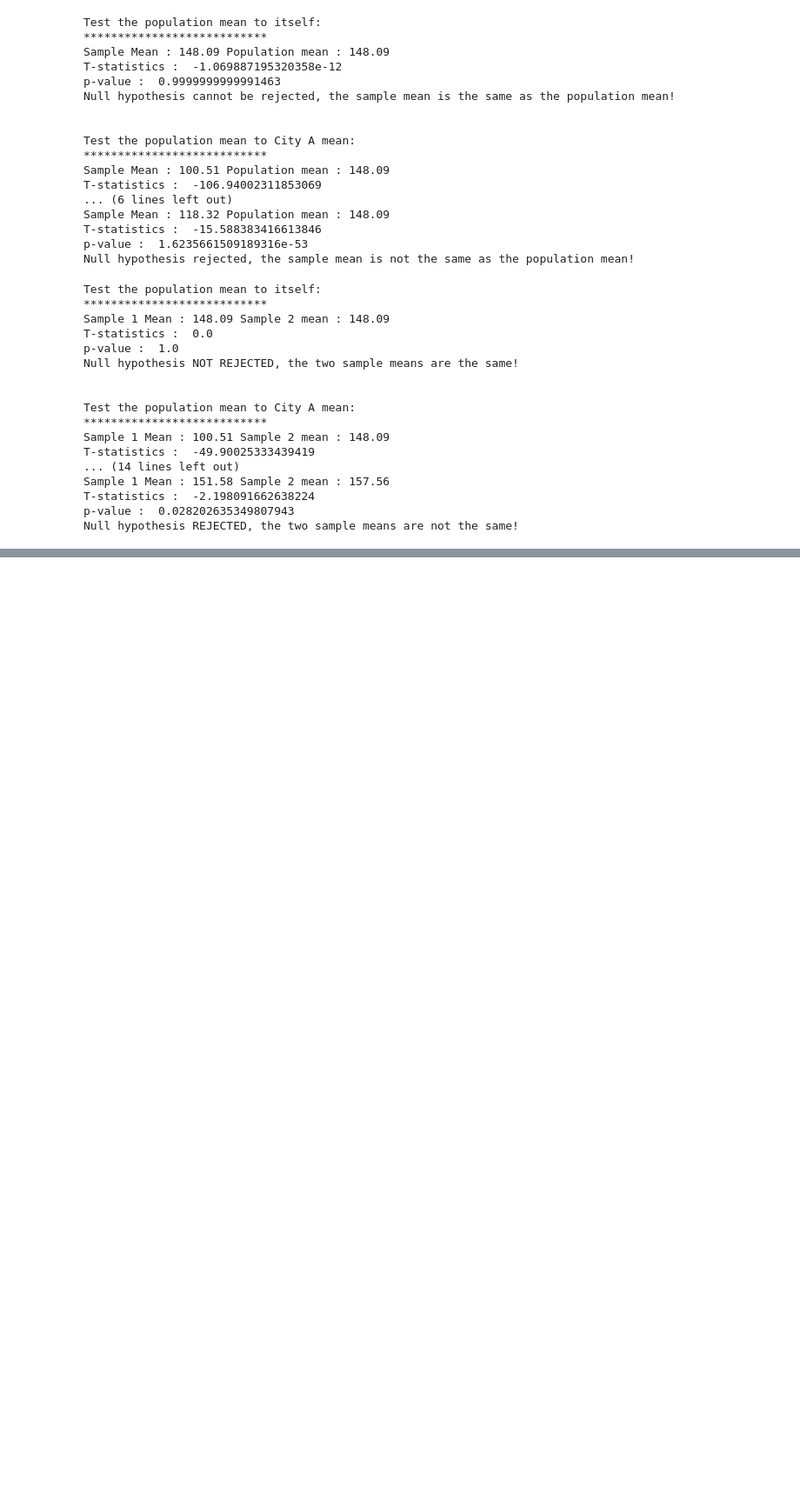
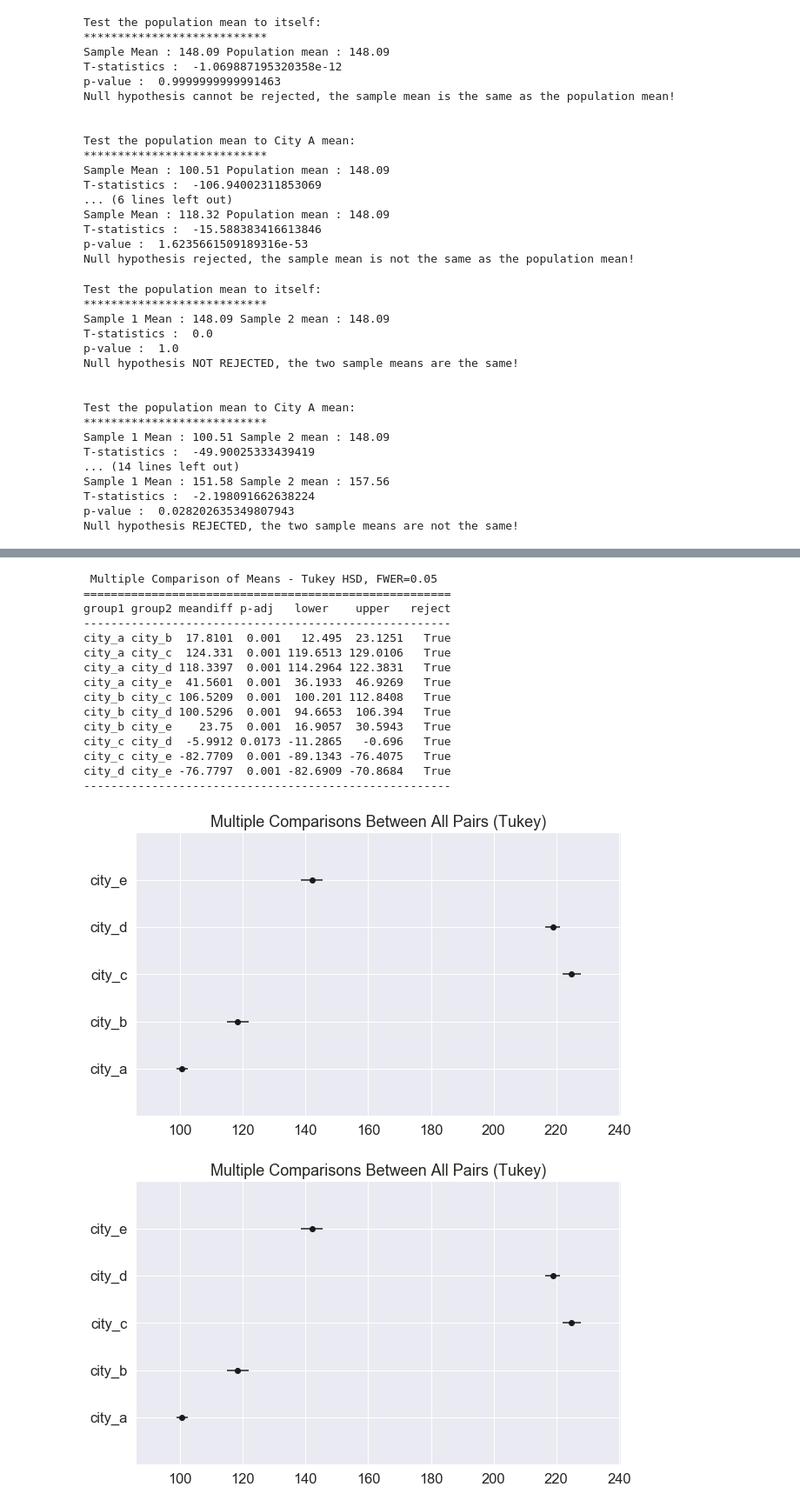
Before and after one commit to chauhan-akash/data_exploration_python, a Jupyter notebook: 02_hypothesis_testing_means_proportions.ipynb, the cells around one changed output, grey strips where cells are left out. Shown: that part at 87% size. Cells and saved outputs as stored; diff of their text form; code cells hidden in the pictures; blank space fills up the shorter version.

```diff
--- a/02_hypothesis_testing_means_proportions.ipynb
+++ b/02_hypothesis_testing_means_proportions.ipynb
@@ -259,0 +329,27 @@ Null hypothesis rejected, the sample 1 proportion is not the same as the sample
+# %%
+###############################################
+# 1. Post Hoc test to find which of the groups are different
+# we will use the statsmodel library and tukeyHSD test
+# this can be done now using a new library in python - scikit-posthocs
+###############################################
+
+print(pairwise_tukeyhsd(all_city['ADR_USD'], all_city['city_name'], alpha=0.05))
+pairwise_tukeyhsd(all_city['ADR_USD'], all_city['city_name'], alpha=0.05).plot_simultaneous()
+# %% [output]
+ Multiple Comparison of Means - Tukey HSD, FWER=0.05
+======================================================
+group1 group2 meandiff p-adj   lower    upper   reject
+------------------------------------------------------
+city_a city_b  17.8101  0.001   12.495  23.1251   True
+city_a city_c  124.331  0.001 119.6513 129.0106   True
+city_a city_d 118.3397  0.001 114.2964 122.3831   True
+city_a city_e  41.5601  0.001  36.1933  46.9269   True
+city_b city_c 106.5209  0.001  100.201 112.8408   True
+city_b city_d 100.5296  0.001  94.6653  106.394   True
+city_b city_e    23.75  0.001  16.9057  30.5943   True
+city_c city_d  -5.9912 0.0173 -11.2865   -0.696   True
+city_c city_e -82.7709  0.001 -89.1343 -76.4075   True
+city_d city_e -76.7797  0.001 -82.6909 -70.8684   True
+------------------------------------------------------
+[figure, added]
+[figure, added]
```
Also changed, not shown: parts of 6 cells of this notebook.
